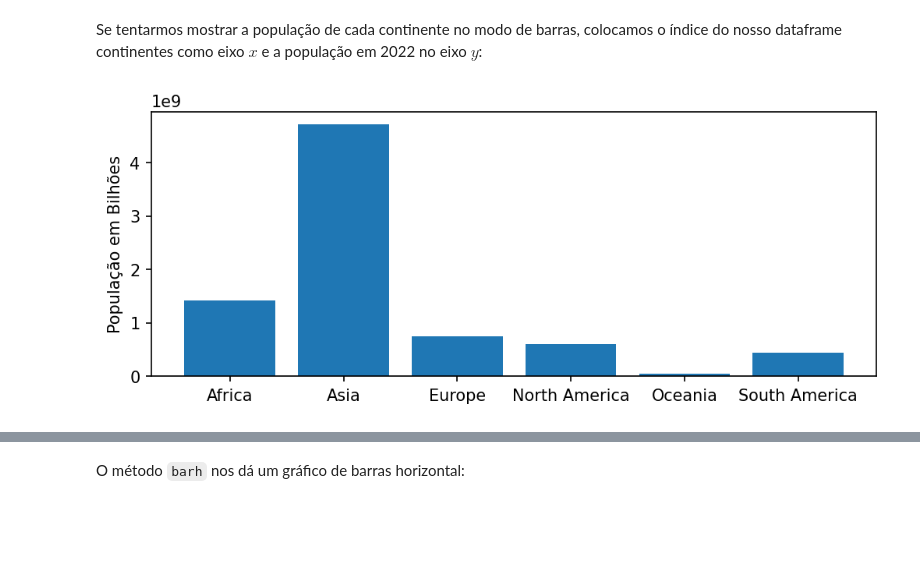
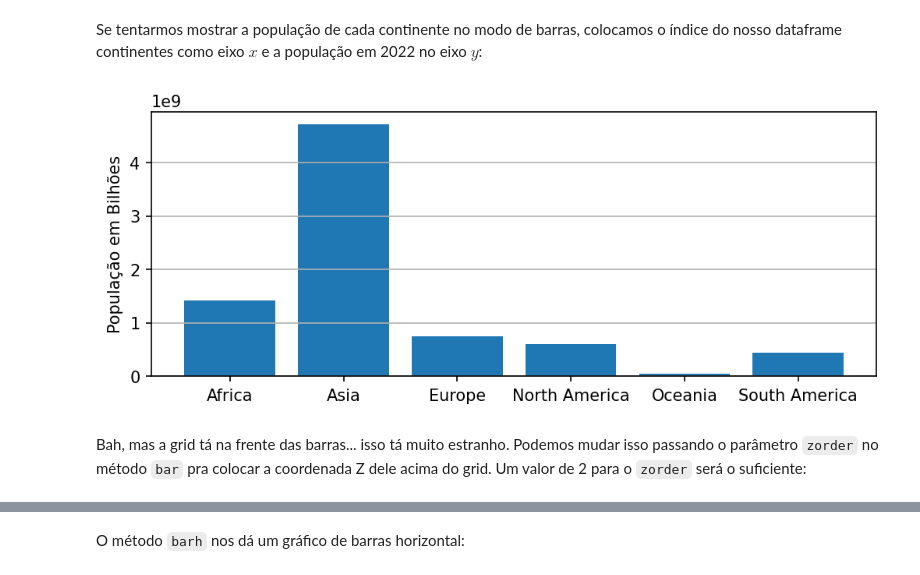
Before and after one commit to heitorhenriques/MiniCurso, a Jupyter notebook: Aula 4/Aula4.ipynb, the cells around one changed output, grey strips where cells are left out. Drawn from its saved outputs; the diff is of its cells as text; code cells hidden in the pictures; blank space fills up the shorter version.

```diff
--- a/Aula 4/Aula4.ipynb
+++ b/Aula 4/Aula4.ipynb
@@ -326,7 +374,10 @@ Se tentarmos mostrar a população de cada continente no modo de barras, colocam
 # %%
 plt.figure(figsize=(8,3), dpi=150)
 plt.bar(continentes.index, continentes['2022 Population'])
 plt.ylabel('População em Bilhões')
+plt.grid(axis='y')
 plt.show()
 # %% [output]
-[figure, old version]
+[figure, new version]
+# %% [markdown]
+Bah, mas a grid tá na frente das barras... isso tá muito estranho. Podemos mudar isso passando o parâmetro `zorder` no método `bar` pra colocar a coordenada Z dele acima do grid. Um valor de 2 para o `zorder` será o suficiente:
```
Also changed, not shown: parts of 50 cells of this notebook, 1 other file.
